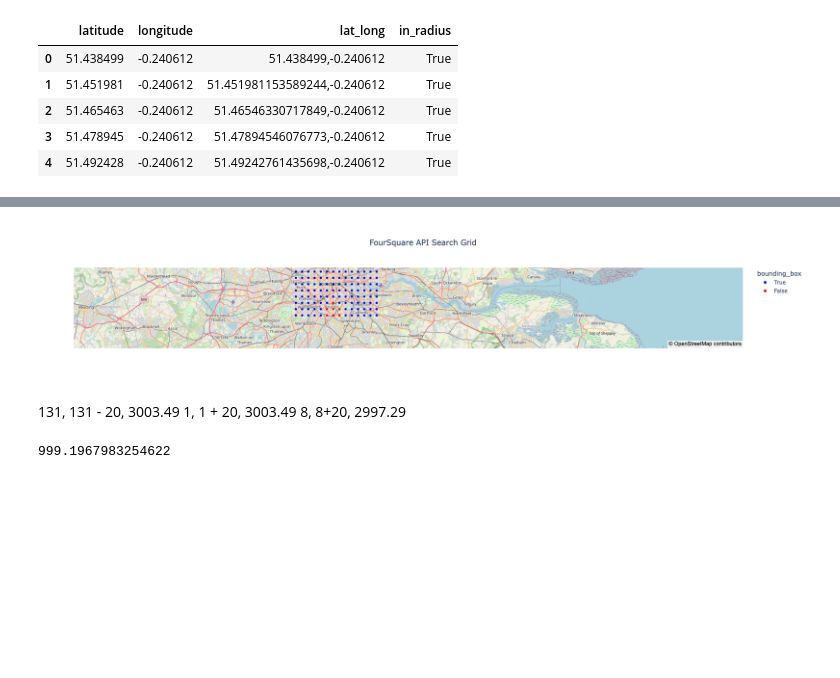
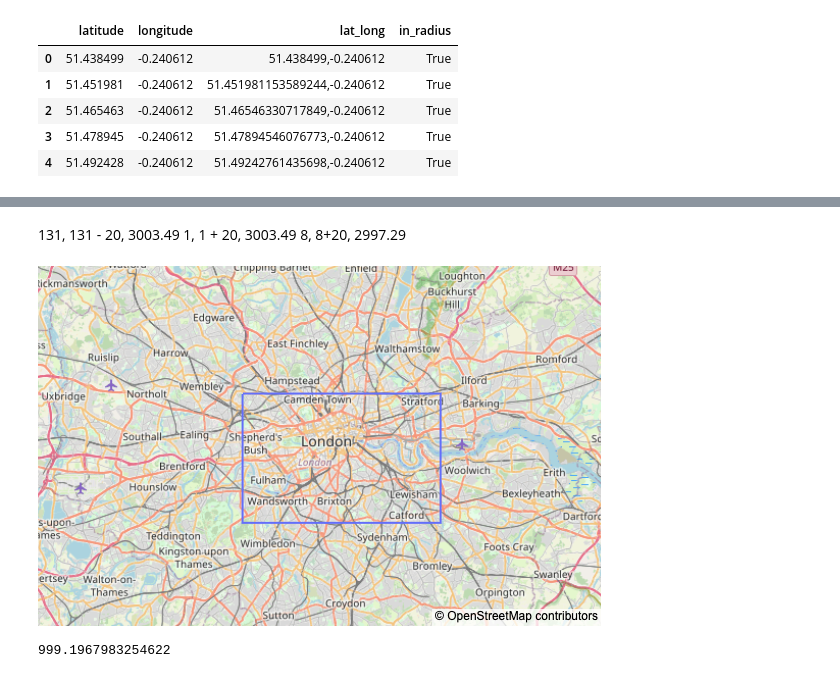
Before and after one commit to rhart-rup/Foursquare-Venue-Scraper-2023, a Jupyter notebook: Four_Square_Venue_Search.ipynb, the cells around one changed output, grey strips where cells are left out. Drawn from its saved outputs; the diff is of its cells as text; code cells hidden in the pictures; blank space fills up the shorter version.

```diff
--- a/Four_Square_Venue_Search.ipynb
+++ b/Four_Square_Venue_Search.ipynb
@@ -641,16 +665,27 @@ fig.show()
-# %%
-# Plot on map, with red for not unique and blue for unique
-fig = px.scatter_mapbox(df_lat_long, lat="latitude", lon="longitude", hover_name="lat_long",
-                   size_max=15, zoom=8, title='FourSquare API Search Grid', opacity = 1, color = 'bounding_box',
-                        color_discrete_sequence=['blue', 'red'])
-fig.update_layout(mapbox_style="open-street-map", title_text='FourSquare API Search Grid', title_x=0.5)
-fig.show()
-# %% [output]
-[figure, removed]
 # %% [markdown]
 131, 131 - 20, 3003.49
 1, 1 + 20, 3003.49
 8, 8+20, 2997.29
+# %%
+search_boundaries = [[max_lat, min_long],[max_lat, max_long],
+                     [min_lat, max_long], [min_lat,min_long],
+                     [max_lat, min_long]]
+df_boundaries = pd.DataFrame(search_boundaries,
+                             columns = ['latitude', 'longitude'])
+
+fig = px.line_mapbox(df_boundaries, lat="latitude", lon="longitude", zoom = 9)
+
+fig.update_layout(mapbox_style="open-street-map", mapbox_zoom = 9,
+                  margin = {"r":0,"t":0,"l":0,"b":0})
+
+fig.update_layout(
+    autosize=False,
+    width=800,
+    height=300,)
+
+fig.show()
+# %% [output]
+[figure, added]
 # %%
 distance.distance(lat_long_point,df_lat_long.loc[621 + 52,'lat_long']).m
 # %% [output]
```
Also changed, not shown: parts of 21 cells of this notebook.
